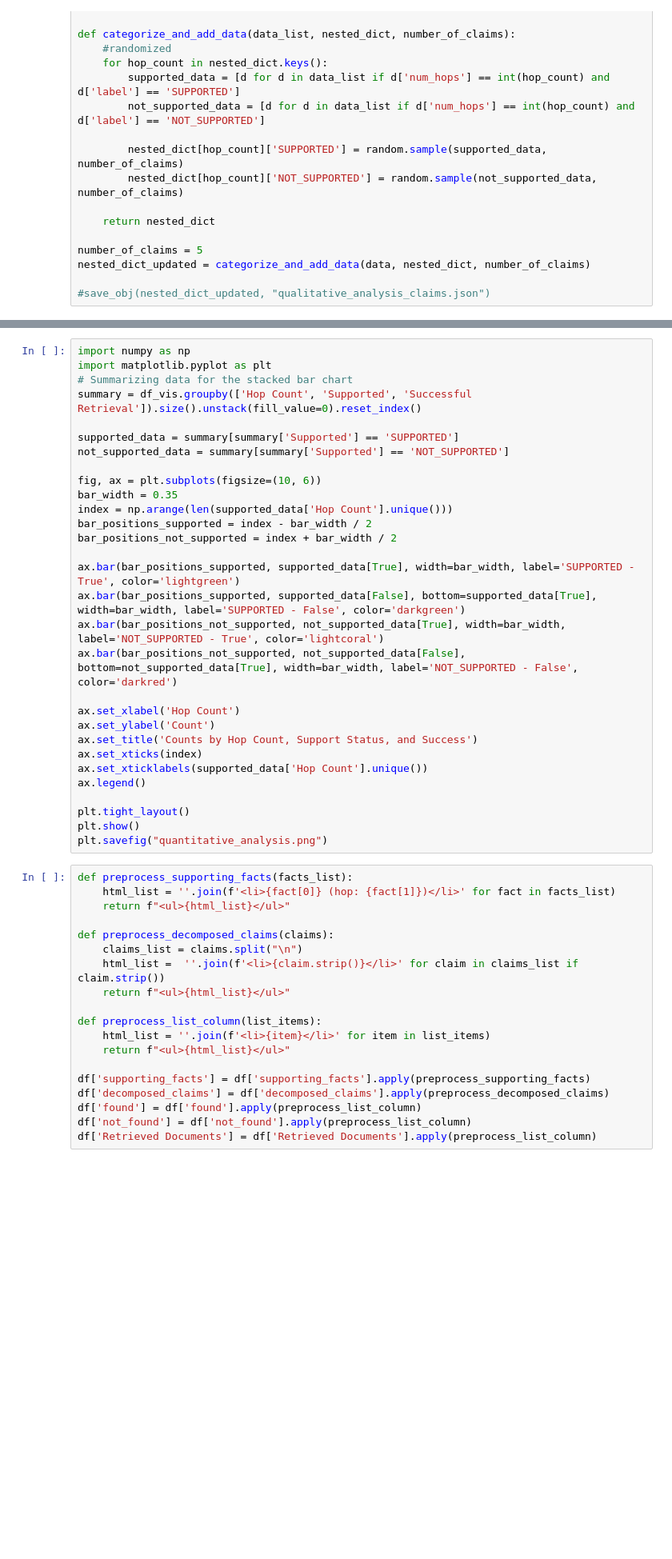
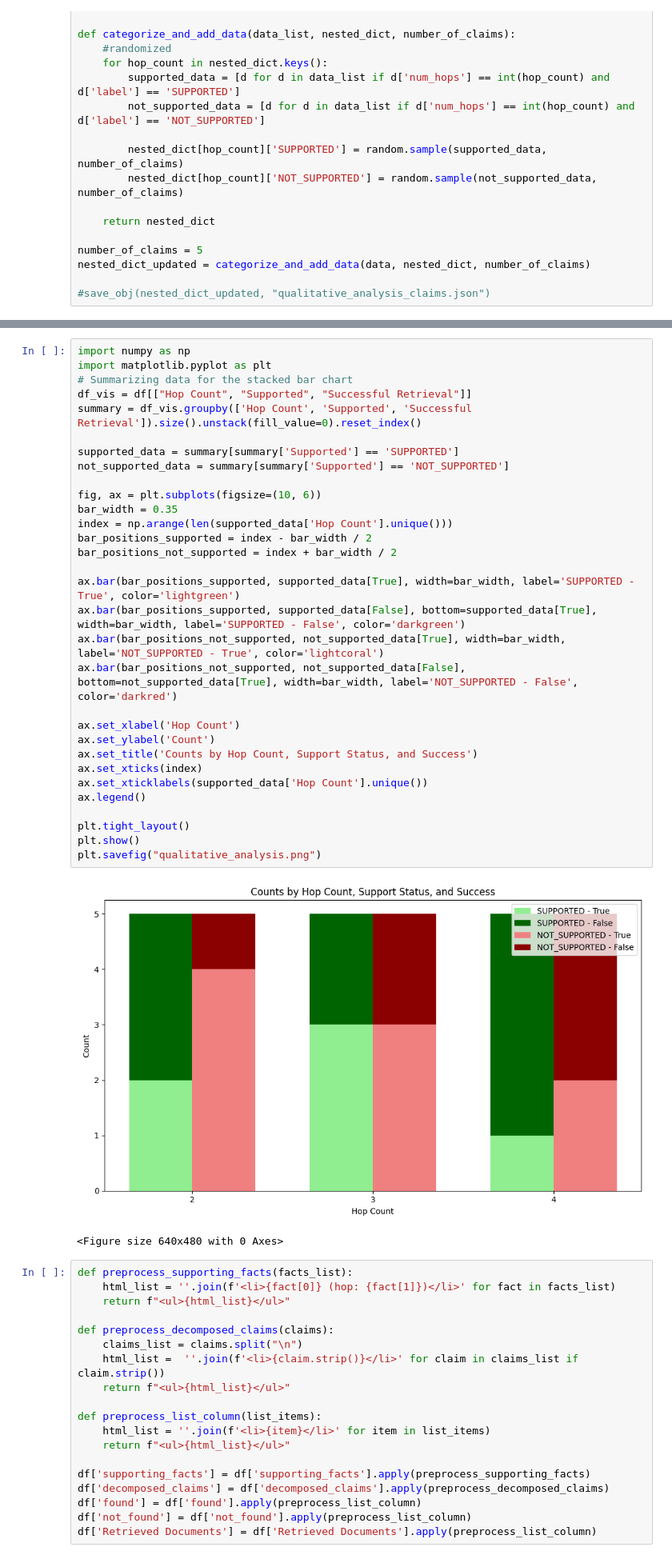
Before and after one commit to Leon-Sander/HoVerClaimDecomp, a Jupyter notebook: qualitative_analysis/qualitative_analysis.ipynb, the cells around one changed output, grey strips where cells are left out. Shown at 80% size. Cells and saved outputs as stored; diff of their text form; blank space fills up the shorter version.

```diff
--- a/qualitative_analysis/qualitative_analysis.ipynb
+++ b/qualitative_analysis/qualitative_analysis.ipynb
@@ -53,33 +51,37 @@ ModuleNotFoundError: No module named 'evaluate_retrieval'
 # %%
 import numpy as np
 import matplotlib.pyplot as plt
 # Summarizing data for the stacked bar chart
+df_vis = df[["Hop Count", "Supported", "Successful Retrieval"]]
 summary = df_vis.groupby(['Hop Count', 'Supported', 'Successful Retrieval']).size().unstack(fill_value=0).reset_index()
 
 supported_data = summary[summary['Supported'] == 'SUPPORTED']
 not_supported_data = summary[summary['Supported'] == 'NOT_SUPPORTED']
 
 fig, ax = plt.subplots(figsize=(10, 6))
 bar_width = 0.35
 index = np.arange(len(supported_data['Hop Count'].unique()))
 bar_positions_supported = index - bar_width / 2
 bar_positions_not_supported = index + bar_width / 2
 
 ax.bar(bar_positions_supported, supported_data[True], width=bar_width, label='SUPPORTED - True', color='lightgreen')
 ax.bar(bar_positions_supported, supported_data[False], bottom=supported_data[True], width=bar_width, label='SUPPORTED - False', color='darkgreen')
 ax.bar(bar_positions_not_supported, not_supported_data[True], width=bar_width, label='NOT_SUPPORTED - True', color='lightcoral')
 ax.bar(bar_positions_not_supported, not_supported_data[False], bottom=not_supported_data[True], width=bar_width, label='NOT_SUPPORTED - False', color='darkred')
 
 ax.set_xlabel('Hop Count')
 ax.set_ylabel('Count')
 ax.set_title('Counts by Hop Count, Support Status, and Success')
 ax.set_xticks(index)
 ax.set_xticklabels(supported_data['Hop Count'].unique())
 ax.legend()
 
 plt.tight_layout()
 plt.show()
-plt.savefig("quantitative_analysis.png")
+plt.savefig("qualitative_analysis.png")
+# %% [output]
+[figure, added]
+<Figure size 640x480 with 0 Axes>
 # %%
 def preprocess_supporting_facts(facts_list):
     html_list = ''.join(f'<li>{fact[0]} (hop: {fact[1]})</li>' for fact in facts_list)
```
Also changed, not shown: parts of 2 cells of this notebook.
